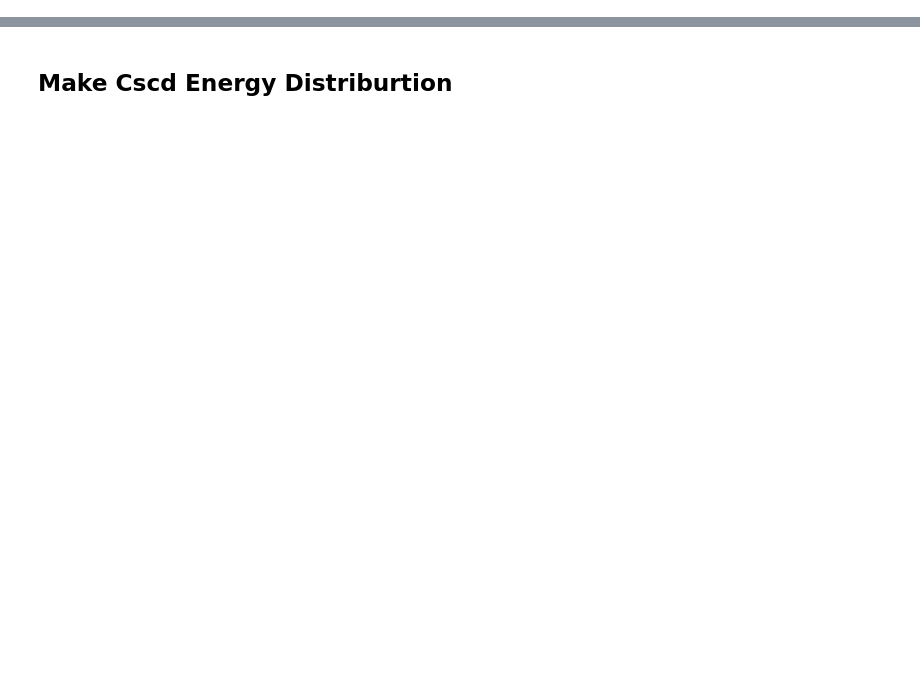
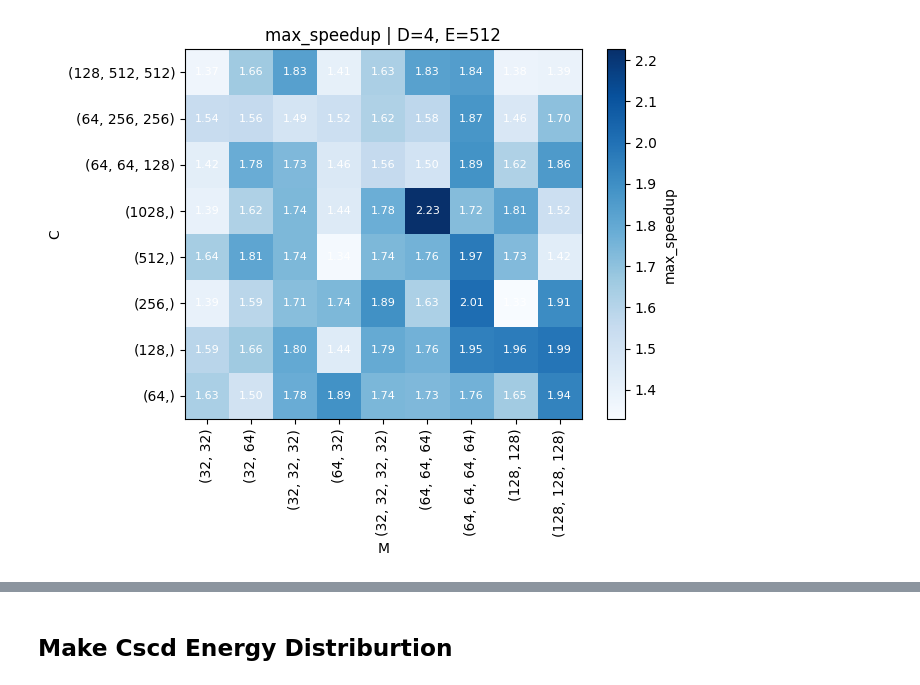
Before and after one commit to nrad/i3rej, a Jupyter notebook: manual_hp.ipynb, the cells around one changed output, grey strips where cells are left out. Cells and saved outputs as stored; diff of their text form; code cells hidden in the pictures; blank space fills up the shorter version.

```diff
--- a/manual_hp.ipynb
+++ b/manual_hp.ipynb
@@ -132,0 +284,96 @@ plt.title(f'{model_tag}')
+# %%
+import ast, numpy as np, pandas as pd
+from matplotlib import pyplot as plt
+from matplotlib.colors import LogNorm
+
+def to_tuple(x):
+    if isinstance(x, (list, tuple)):
+        return tuple(x)
+
+    if isinstance(x, str):
+        x = x.split("_")
+        x = [int(y) for y in x]
+        return tuple(x)
+
+    else:
+        try:
+            return [int(y) for y in x]
+        except:
+            raise ValueError(f"Could not convert {type(x)=} {x} to tuple")
+    # if isinstance(x, str):
+    #     x = x.split("_")
+    #     return tuple(ast.literal_eval(x))
+    # return (int(x),)  # e.g. 1028
+
+for col in ["M","E","C"]:
+    df[col] = df[col].map(to_tuple)
+
+def layer_weight_estimate(layers, in_dim=1):
+    """Approximate #weights given layer widths."""
+    layers = list(layers)
+    sizes = [in_dim] + layers
+    return sum(a*b for a,b in zip(sizes[:-1], sizes[1:]))
+
+# def tuple_key(t):
+#     # depth, total size, then tuple itself for tie-breaks
+#     return (len(t), sum(t), t)
+
+def tuple_key(t):
+    w = layer_weight_estimate(t)
+    return (w, len(t), sum(t))
+
+
+def ordered_cats(values):
+    uniq = sorted({to_tuple(v) for v in values}, key=tuple_key)
+    return pd.Categorical(values, categories=uniq, ordered=True)
+
+def plot_slice(df, fix: dict, x="M", y="C", value="max_speedup",
+               title=None, cmap="cividis", log=False, annotate=True,
+               ax=None,
+               cmap_range=None
+               ):
+    # filter
+    q = np.ones(len(df), dtype=bool)
+    for k,v in fix.items():
+        v = to_tuple(v) if k in {"M","E","C"} else v
+        q &= (df[k]==v)
+    sub = df.loc[q].copy()
+    if sub.empty:
+        print("No rows match", fix); return
+
+    # categorical ordering
+    sub[x] = ordered_cats(sub[x])
+    sub[y] = ordered_cats(sub[y])
+
+    # pivot (mean handles rare duplicates safely)
+    piv = sub.pivot_table(index=y, columns=x, values=value, aggfunc="mean")
+
+    # plt.figure(figsize=(10,6))
+    if ax is None:
+        ax = plt.gca()
+    norm = LogNorm(vmin=max(piv.min().min(), 1e-6), vmax=piv.max().max()) if log else None
+    im = ax.imshow(piv.values, aspect="auto", cmap=cmap, origin="lower", norm=norm)
+    ax.set_xlabel(x); ax.set_ylabel(y)
+    ax.set_title(title or f"{value} | " + ", ".join(f"{k}={v}" for k,v in fix.items()))
+    ax.set_xticks(range(piv.shape[1]), [tuple(c) for c in piv.columns], rotation=90)
+    ax.set_yticks(range(piv.shape[0]), [tuple(i) for i in piv.index])
+    cbar = plt.colorbar(im); cbar.set_label(value)
+
+    if cmap_range is not None:
+        im.set_clim(cmap_range[0], cmap_range[1])
+    if annotate:
+        for i in range(piv.shape[0]):
+            for j in range(piv.shape[1]):
+                val = piv.iat[i,j]
+                if pd.notna(val):
+                    plt.text(j, i, f"{val:.2f}", ha="center", va="center", color="w", fontsize=8)
+
+# Example: fix D and E to the best model’s values; map M×C
+plot_slice(df,
+           fix={"D": best_model.D, "E": best_model.E},
+           x="M", y="C",
+           value="max_speedup",
+        #    title="Max speedup vs M×C at best D,E",
+           cmap="Blues", log=False)
+# %% [output]
+[figure, added]
```
Also changed, not shown: parts of 48 cells of this notebook, 5 other files.
